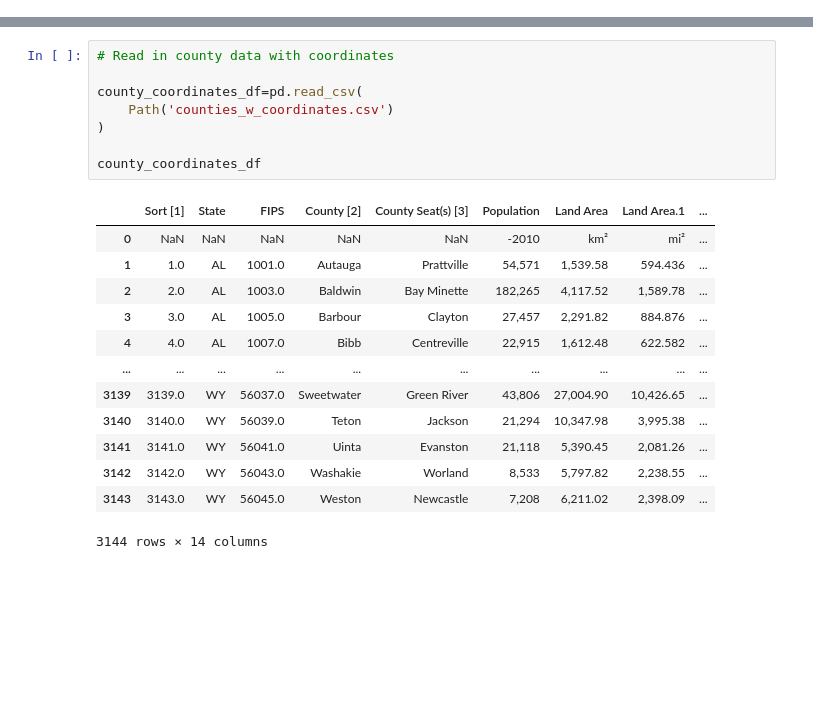
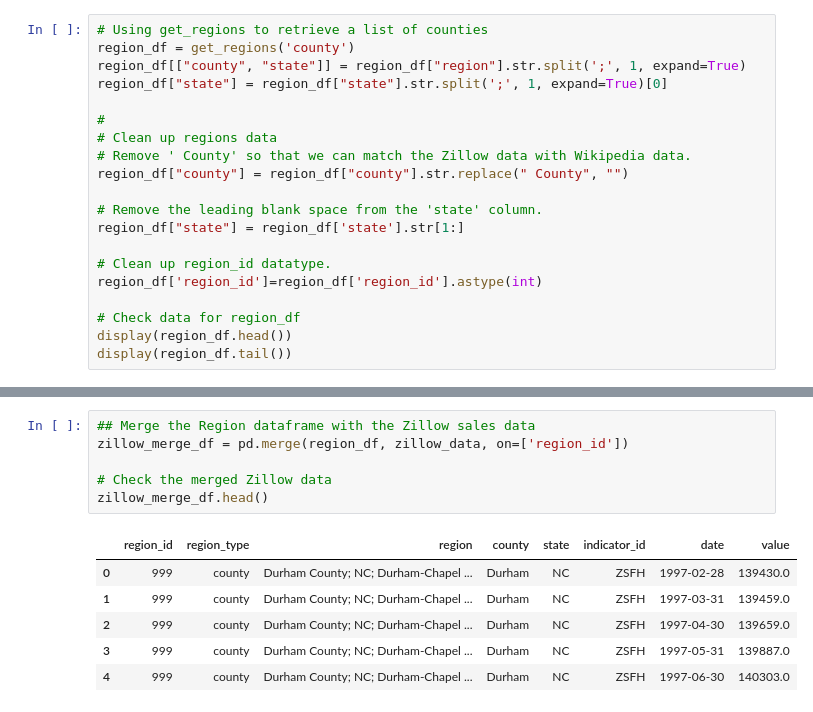
Before and after one commit to quinnwong31/Realestate_of_Mind, a Jupyter notebook: API_testing.ipynb, the cells around one changed output, grey strips where cells are left out. Saved outputs shown, nothing was run; the diff lists cells and outputs as text; blank space fills up the shorter version.

Commit message:
Updated notebook that shows how to merge the Zillow data with county coordinates data so that we can use this later to plot in a map.

```diff
--- a/API_testing.ipynb
+++ b/API_testing.ipynb
@@ -61,0 +17,20 @@ None
+# %%
+# Using get_regions to retrieve a list of counties
+region_df = get_regions('county')
+region_df[["county", "state"]] = region_df["region"].str.split(';', 1, expand=True)
+region_df["state"] = region_df["state"].str.split(';', 1, expand=True)[0]
+
+#
+# Clean up regions data
+# Remove ' County' so that we can match the Zillow data with Wikipedia data.
+region_df["county"] = region_df["county"].str.replace(" County", "")
+
+# Remove the leading blank space from the 'state' column.
+region_df["state"] = region_df['state'].str[1:]
+
+# Clean up region_id datatype.
+region_df['region_id']=region_df['region_id'].astype(int)
+
+# Check data for region_df
+display(region_df.head())
+display(region_df.tail())
@@ -110,22 +88,13 @@ display(zillow_data.tail(10))
-# %%
-# Read in county data with coordinates
-
-county_coordinates_df=pd.read_csv(
-    Path('counties_w_coordinates.csv')
-)
-
-county_coordinates_df
-# %% [output]
-|  | Sort [1] | State | FIPS | County [2] | County Seat(s) [3] | Population | Land Area | Land Area.1 | ... |
-| 0 | NaN | NaN | NaN | NaN | NaN | -2010 | km² | mi² | ... |
-| 1 | 1.0 | AL | 1001.0 | Autauga | Prattville | 54,571 | 1,539.58 | 594.436 | ... |
-| 2 | 2.0 | AL | 1003.0 | Baldwin | Bay Minette | 182,265 | 4,117.52 | 1,589.78 | ... |
-| 3 | 3.0 | AL | 1005.0 | Barbour | Clayton | 27,457 | 2,291.82 | 884.876 | ... |
-| 4 | 4.0 | AL | 1007.0 | Bibb | Centreville | 22,915 | 1,612.48 | 622.582 | ... |
-| ... | ... | ... | ... | ... | ... | ... | ... | ... | ... |
-| 3139 | 3139.0 | WY | 56037.0 | Sweetwater | Green River | 43,806 | 27,004.90 | 10,426.65 | ... |
-| 3140 | 3140.0 | WY | 56039.0 | Teton | Jackson | 21,294 | 10,347.98 | 3,995.38 | ... |
-| 3141 | 3141.0 | WY | 56041.0 | Uinta | Evanston | 21,118 | 5,390.45 | 2,081.26 | ... |
-| 3142 | 3142.0 | WY | 56043.0 | Washakie | Worland | 8,533 | 5,797.82 | 2,238.55 | ... |
-| 3143 | 3143.0 | WY | 56045.0 | Weston | Newcastle | 7,208 | 6,211.02 | 2,398.09 | ... |
-3144 rows × 14 columns
+# %%
+## Merge the Region dataframe with the Zillow sales data
+zillow_merge_df = pd.merge(region_df, zillow_data, on=['region_id'])
+
+# Check the merged Zillow data
+zillow_merge_df.head()
+# %% [output]
+|  | region_id | region_type | region | county | state | indicator_id | date | value |
+| 0 | 999 | county | Durham County; NC; Durham-Chapel ... | Durham | NC | ZSFH | 1997-02-28 | 139430.0 |
+| 1 | 999 | county | Durham County; NC; Durham-Chapel ... | Durham | NC | ZSFH | 1997-03-31 | 139459.0 |
+| 2 | 999 | county | Durham County; NC; Durham-Chapel ... | Durham | NC | ZSFH | 1997-04-30 | 139659.0 |
+| 3 | 999 | county | Durham County; NC; Durham-Chapel ... | Durham | NC | ZSFH | 1997-05-31 | 139887.0 |
+| 4 | 999 | county | Durham County; NC; Durham-Chapel ... | Durham | NC | ZSFH | 1997-06-30 | 140303.0 |
```
Also changed, not shown: parts of 17 cells of this notebook.
